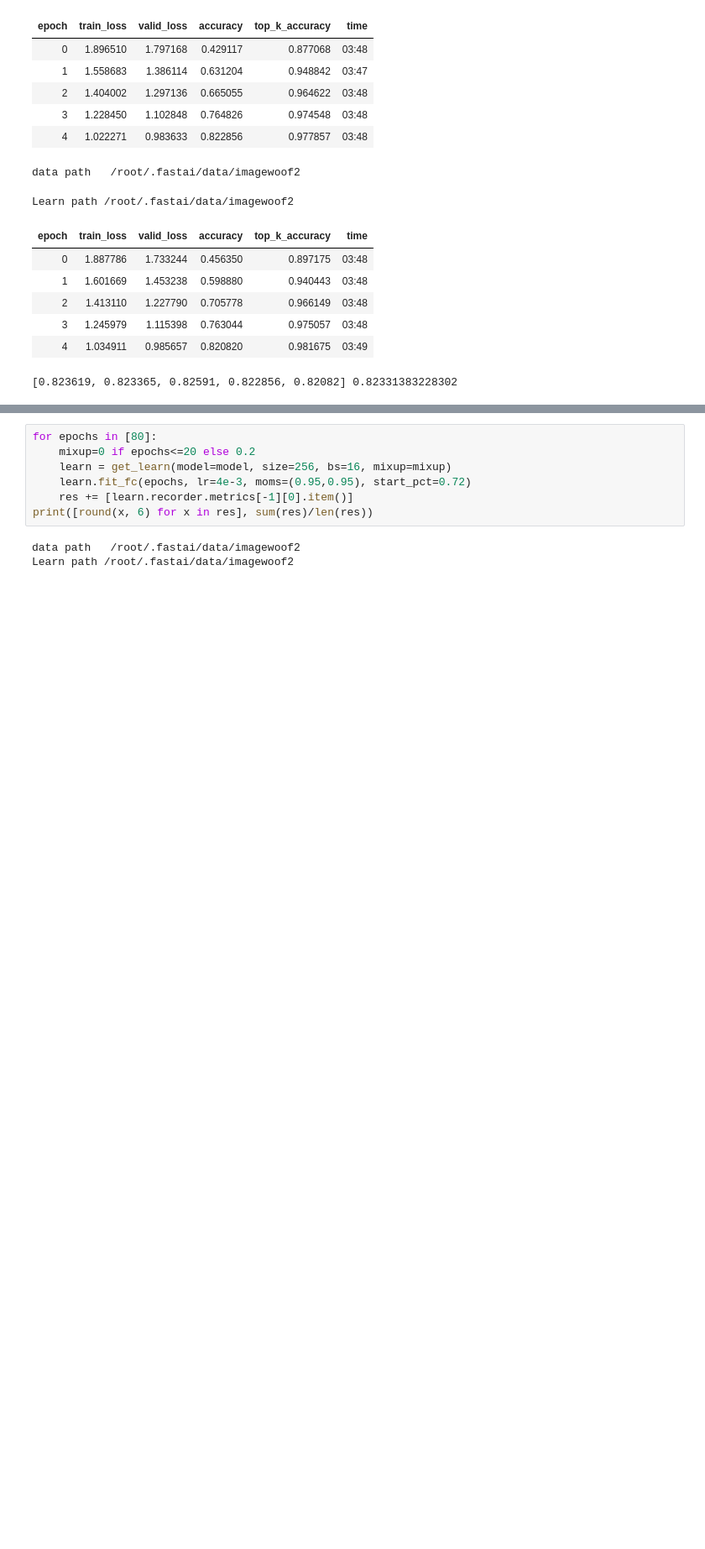
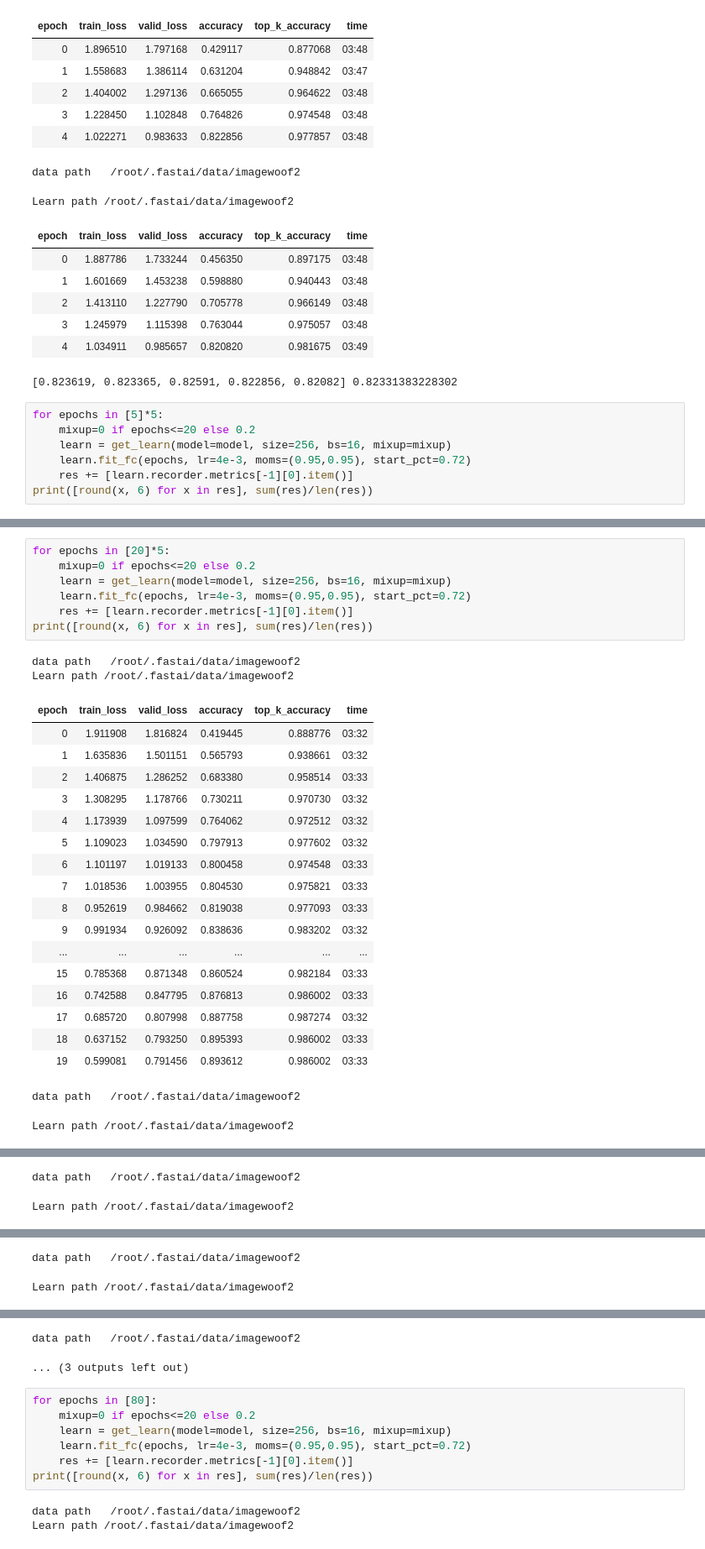
Before and after one commit to BoaEi/imagenette_experiments, a Jupyter notebook: Woof_ResNet_separable.ipynb, the cells around one changed output, grey strips where cells are left out. Shown at 84% size. Cells and saved outputs as stored; diff of their text form; blank space fills up the shorter version.

```diff
--- a/Woof_ResNet_separable.ipynb
+++ b/Woof_ResNet_separable.ipynb
@@ -791,3 +948,10 @@ Learn path /root/.fastai/data/imagewoof2
 | 3 | 1.245979 | 1.115398 | 0.763044 | 0.975057 | 03:48 |
 | 4 | 1.034911 | 0.985657 | 0.820820 | 0.981675 | 03:49 |
 [0.823619, 0.823365, 0.82591, 0.822856, 0.82082] 0.82331383228302
+# %%
+for epochs in [5]*5:
+    mixup=0 if epochs<=20 else 0.2
+    learn = get_learn(model=model, size=256, bs=16, mixup=mixup)
+    learn.fit_fc(epochs, lr=4e-3, moms=(0.95,0.95), start_pct=0.72)
+    res += [learn.recorder.metrics[-1][0].item()]
+print([round(x, 6) for x in res], sum(res)/len(res))
@@ -793,0 +993,29 @@ Learn path /root/.fastai/data/imagewoof2
+# %%
+for epochs in [20]*5:
+    mixup=0 if epochs<=20 else 0.2
+    learn = get_learn(model=model, size=256, bs=16, mixup=mixup)
+    learn.fit_fc(epochs, lr=4e-3, moms=(0.95,0.95), start_pct=0.72)
+    res += [learn.recorder.metrics[-1][0].item()]
+print([round(x, 6) for x in res], sum(res)/len(res))
+# %% [output]
+data path   /root/.fastai/data/imagewoof2
+Learn path /root/.fastai/data/imagewoof2
+| epoch | train_loss | valid_loss | accuracy | top_k_accuracy | time |
+| 0 | 1.911908 | 1.816824 | 0.419445 | 0.888776 | 03:32 |
+| 1 | 1.635836 | 1.501151 | 0.565793 | 0.938661 | 03:32 |
+| 2 | 1.406875 | 1.286252 | 0.683380 | 0.958514 | 03:33 |
+| 3 | 1.308295 | 1.178766 | 0.730211 | 0.970730 | 03:32 |
+| 4 | 1.173939 | 1.097599 | 0.764062 | 0.972512 | 03:32 |
+| 5 | 1.109023 | 1.034590 | 0.797913 | 0.977602 | 03:32 |
+| 6 | 1.101197 | 1.019133 | 0.800458 | 0.974548 | 03:33 |
+| 7 | 1.018536 | 1.003955 | 0.804530 | 0.975821 | 03:33 |
+| 8 | 0.952619 | 0.984662 | 0.819038 | 0.977093 | 03:33 |
+| 9 | 0.991934 | 0.926092 | 0.838636 | 0.983202 | 03:32 |
+| ... | ... | ... | ... | ... | ... |
+| 15 | 0.785368 | 0.871348 | 0.860524 | 0.982184 | 03:33 |
+| 16 | 0.742588 | 0.847795 | 0.876813 | 0.986002 | 03:33 |
+| 17 | 0.685720 | 0.807998 | 0.887758 | 0.987274 | 03:32 |
+| 18 | 0.637152 | 0.793250 | 0.895393 | 0.986002 | 03:33 |
+| 19 | 0.599081 | 0.791456 | 0.893612 | 0.986002 | 03:33 |
+data path   /root/.fastai/data/imagewoof2
+Learn path /root/.fastai/data/imagewoof2
@@ -793,0 +1039,2 @@ Learn path /root/.fastai/data/imagewoof2
+data path   /root/.fastai/data/imagewoof2
+Learn path /root/.fastai/data/imagewoof2
@@ -793,0 +1058,2 @@ Learn path /root/.fastai/data/imagewoof2
+data path   /root/.fastai/data/imagewoof2
+Learn path /root/.fastai/data/imagewoof2
@@ -794,3 +1077,5 @@ Learn path /root/.fastai/data/imagewoof2
+data path   /root/.fastai/data/imagewoof2
+... (3 outputs left out)
 # %%
 for epochs in [80]:
     mixup=0 if epochs<=20 else 0.2
```
Also changed, not shown: parts of 8 cells of this notebook.
